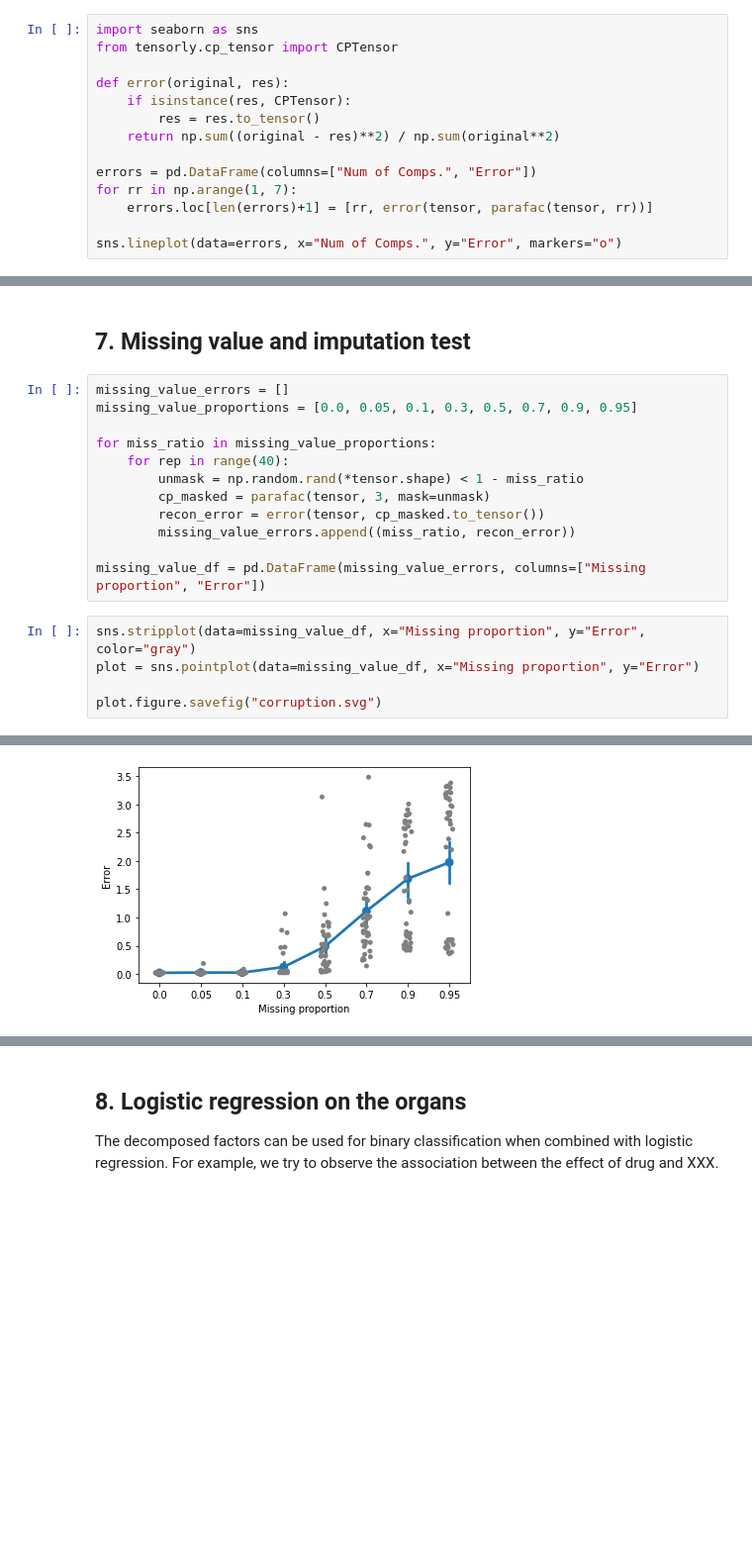
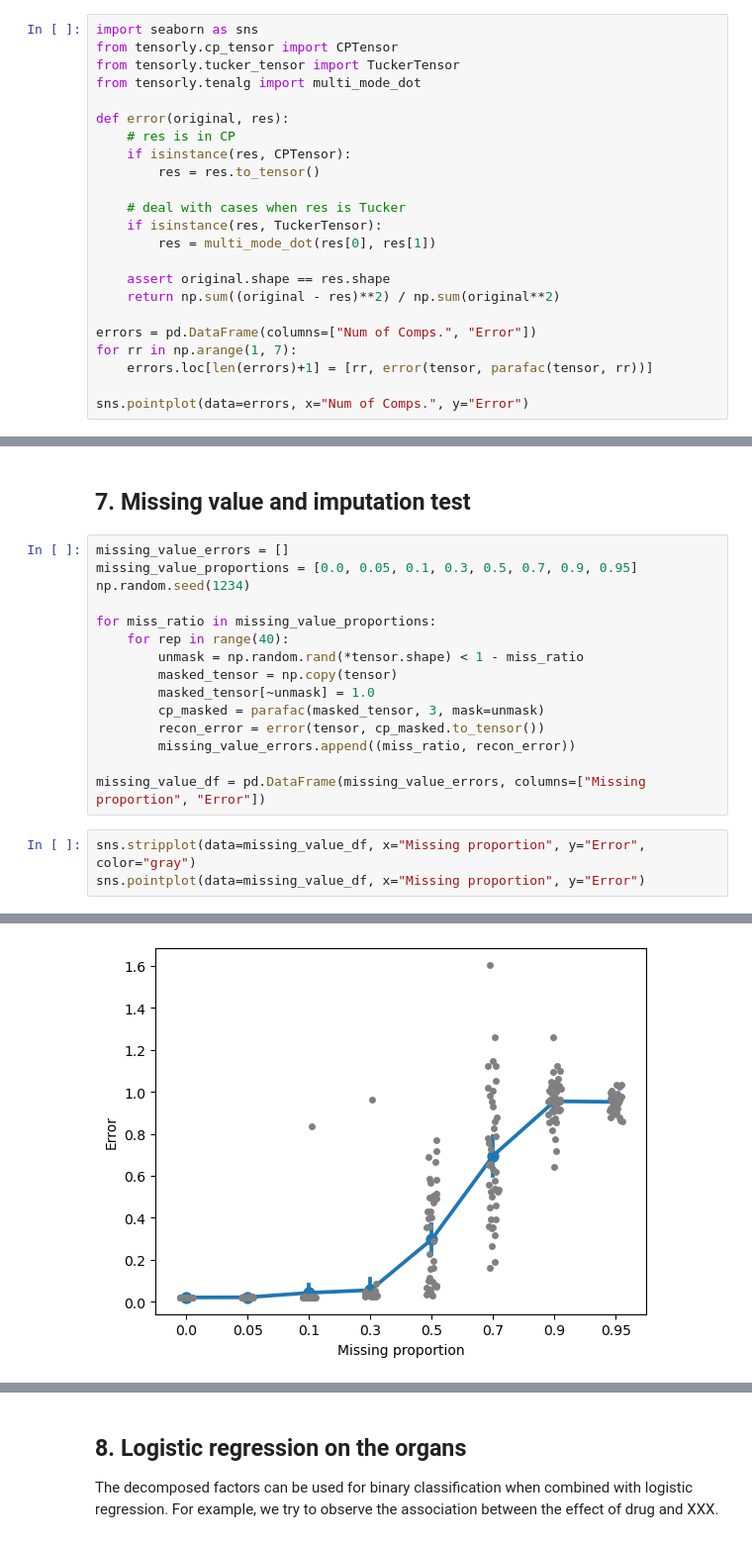
Before and after one commit to meyer-lab/tensor_review, a Jupyter notebook: The structure is the message - preserving experimental context through tensor decomposition.ipynb, the cells around one changed output, grey strips where cells are left out. Shown at 99% size. Saved outputs shown, nothing was run; the diff lists cells and outputs as text; blank space fills up the shorter version.

```diff
--- a/The structure is the message - preserving experimental context through tensor decomposition.ipynb
+++ b/The structure is the message - preserving experimental context through tensor decomposition.ipynb
@@ -100,15 +102,24 @@ cp[1]
 # %%
 import seaborn as sns
 from tensorly.cp_tensor import CPTensor
+from tensorly.tucker_tensor import TuckerTensor
+from tensorly.tenalg import multi_mode_dot
 
 def error(original, res):
+    # res is in CP
     if isinstance(res, CPTensor):
         res = res.to_tensor()
+
+    # deal with cases when res is Tucker
+    if isinstance(res, TuckerTensor):
+        res = multi_mode_dot(res[0], res[1])
+
+    assert original.shape == res.shape
     return np.sum((original - res)**2) / np.sum(original**2)
 
 errors = pd.DataFrame(columns=["Num of Comps.", "Error"])
 for rr in np.arange(1, 7):
     errors.loc[len(errors)+1] = [rr, error(tensor, parafac(tensor, rr))]
 
-sns.lineplot(data=errors, x="Num of Comps.", y="Error", markers="o")
+sns.pointplot(data=errors, x="Num of Comps.", y="Error")
 # %% [output]
@@ -362,18 +393,19 @@ sns.clustermap(df_organ, col_cluster=False, method='average',
 # %%
 missing_value_errors = []
 missing_value_proportions = [0.0, 0.05, 0.1, 0.3, 0.5, 0.7, 0.9, 0.95]
+np.random.seed(1234)
 
 for miss_ratio in missing_value_proportions:
     for rep in range(40):
         unmask = np.random.rand(*tensor.shape) < 1 - miss_ratio
-        cp_masked = parafac(tensor, 3, mask=unmask)
+        masked_tensor = np.copy(tensor)
+        masked_tensor[~unmask] = 1.0
+        cp_masked = parafac(masked_tensor, 3, mask=unmask)
         recon_error = error(tensor, cp_masked.to_tensor())
         missing_value_errors.append((miss_ratio, recon_error))
 
 missing_value_df = pd.DataFrame(missing_value_errors, columns=["Missing proportion", "Error"])
 # %%
 sns.stripplot(data=missing_value_df, x="Missing proportion", y="Error", color="gray")
-plot = sns.pointplot(data=missing_value_df, x="Missing proportion", y="Error")
-
-plot.figure.savefig("corruption.svg")
+sns.pointplot(data=missing_value_df, x="Missing proportion", y="Error")
 # %% [output]
@@ -380,3 +413,3 @@ plot.figure.savefig("corruption.svg")
-[figure, old version]
+[figure, new version]
 # %%
 imputation_test = []
```
Also changed, not shown: parts of 31 cells of this notebook, 1 other file.
